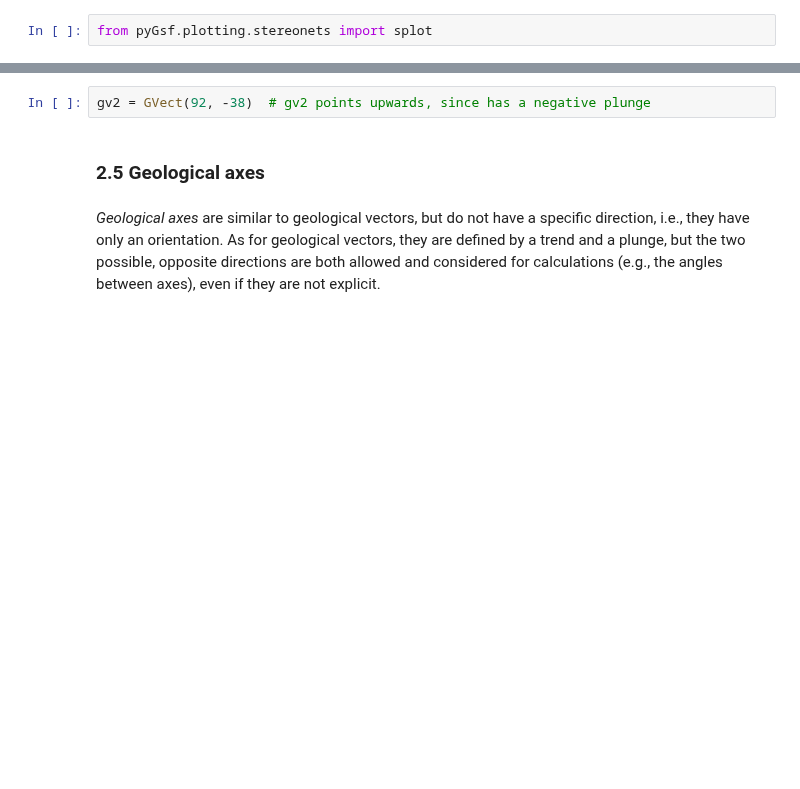
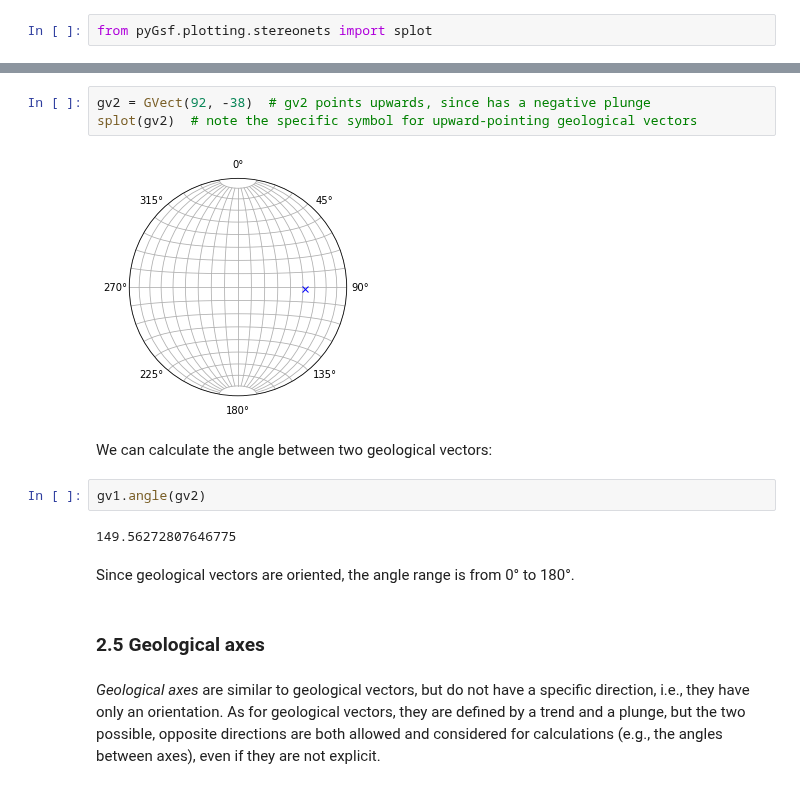
Before and after one commit to mauroalberti/gsf, a Jupyter notebook: notebooks/pyGsf (1) Geometry.ipynb, the cells around one changed output, grey strips where cells are left out. Saved outputs shown, nothing was run; the diff lists cells and outputs as text; blank space fills up the shorter version.

Commit message:
Implementing stereonet plotting

```diff
--- a/notebooks/pyGsf (1) Geometry.ipynb
+++ b/notebooks/pyGsf (1) Geometry.ipynb
@@ -162,5 +169,16 @@ splot(gv1)
 # %%
 gv2 = GVect(92, -38)  # gv2 points upwards, since has a negative plunge
+splot(gv2)  # note the specific symbol for upward-pointing geological vectors
+# %% [output]
+[figure, added]
+# %% [markdown]
+We can calculate the angle between two geological vectors:
+# %%
+gv1.angle(gv2)
+# %% [output]
+149.56272807646775
+# %% [markdown]
+Since geological vectors are oriented, the angle range is from 0° to 180°.
 # %% [markdown]
 ### 2.5 Geological axes
 # %% [markdown]
```
Also changed, not shown: parts of 8 cells of this notebook, 6 other files.
